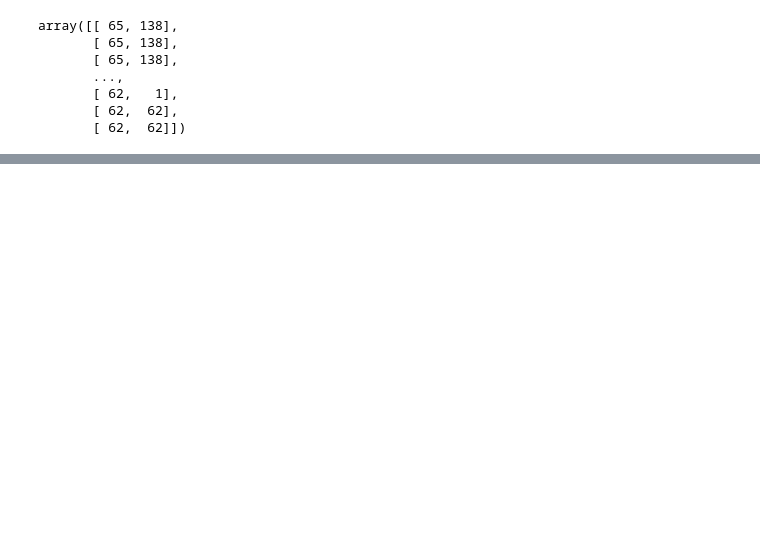
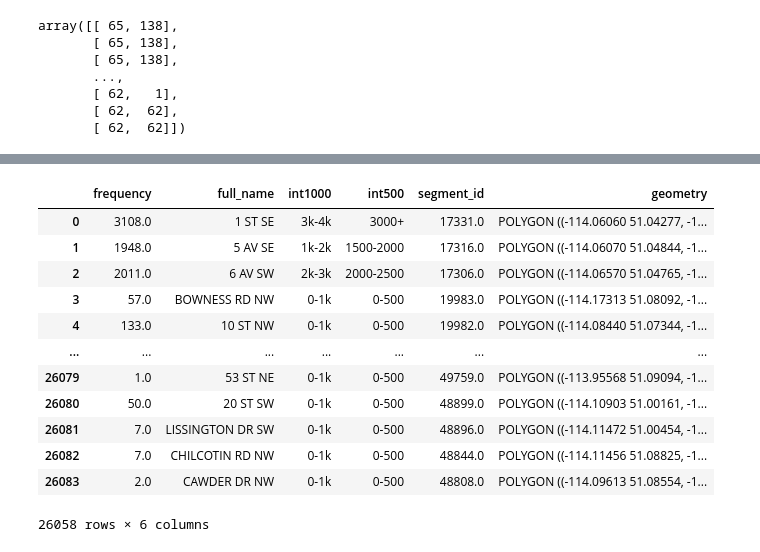
Before and after one commit to wwebeam6508/Development-of-Predictive-Model-for-Trip-Destination-of-Dockless-Shared-Scooters, a Jupyter notebook: PreData.ipynb, the cells around one changed output, grey strips where cells are left out. Drawn from its saved outputs; the diff is of its cells as text; code cells hidden in the pictures; blank space fills up the shorter version.

```diff
--- a/PreData.ipynb
+++ b/PreData.ipynb
@@ -191,0 +223,16 @@ array([[1],
+# %%
+Scooter_trip_segments
+# %% [output]
+|  | frequency | full_name | int1000 | int500 | segment_id | geometry |
+| 0 | 3108.0 | 1 ST SE | 3k-4k | 3000+ | 17331.0 | POLYGON ((-114.06060 51.04277, -1... |
+| 1 | 1948.0 | 5 AV SE | 1k-2k | 1500-2000 | 17316.0 | POLYGON ((-114.06070 51.04844, -1... |
+| 2 | 2011.0 | 6 AV SW | 2k-3k | 2000-2500 | 17306.0 | POLYGON ((-114.06570 51.04765, -1... |
+| 3 | 57.0 | BOWNESS RD NW | 0-1k | 0-500 | 19983.0 | POLYGON ((-114.17313 51.08092, -1... |
+| 4 | 133.0 | 10 ST NW | 0-1k | 0-500 | 19982.0 | POLYGON ((-114.08440 51.07344, -1... |
+| ... | ... | ... | ... | ... | ... | ... |
+| 26079 | 1.0 | 53 ST NE | 0-1k | 0-500 | 49759.0 | POLYGON ((-113.95568 51.09094, -1... |
+| 26080 | 50.0 | 20 ST SW | 0-1k | 0-500 | 48899.0 | POLYGON ((-114.10903 51.00161, -1... |
+| 26081 | 7.0 | LISSINGTON DR SW | 0-1k | 0-500 | 48896.0 | POLYGON ((-114.11472 51.00454, -1... |
+| 26082 | 7.0 | CHILCOTIN RD NW | 0-1k | 0-500 | 48844.0 | POLYGON ((-114.11456 51.08825, -1... |
+| 26083 | 2.0 | CAWDER DR NW | 0-1k | 0-500 | 48808.0 | POLYGON ((-114.09613 51.08554, -1... |
+26058 rows × 6 columns
```
Also changed, not shown: parts of 10 cells of this notebook, 6 other files.
